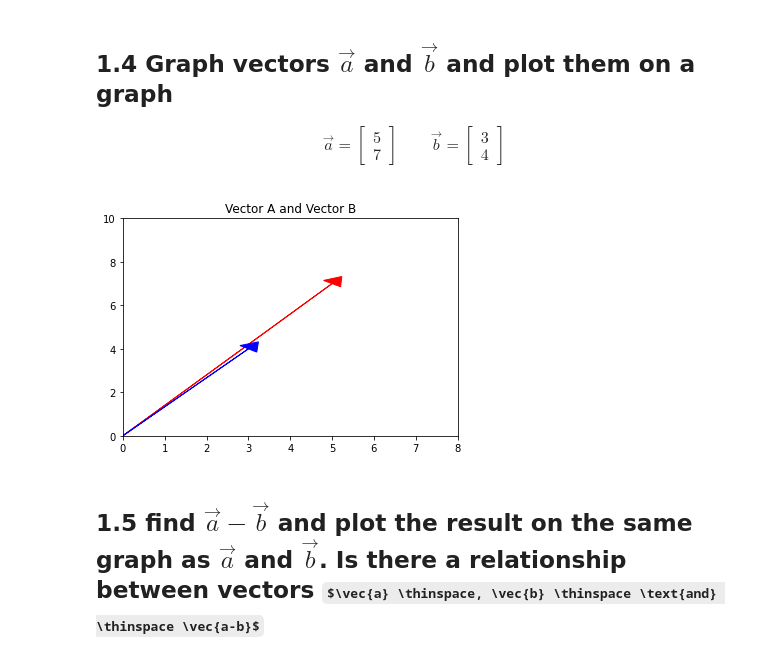
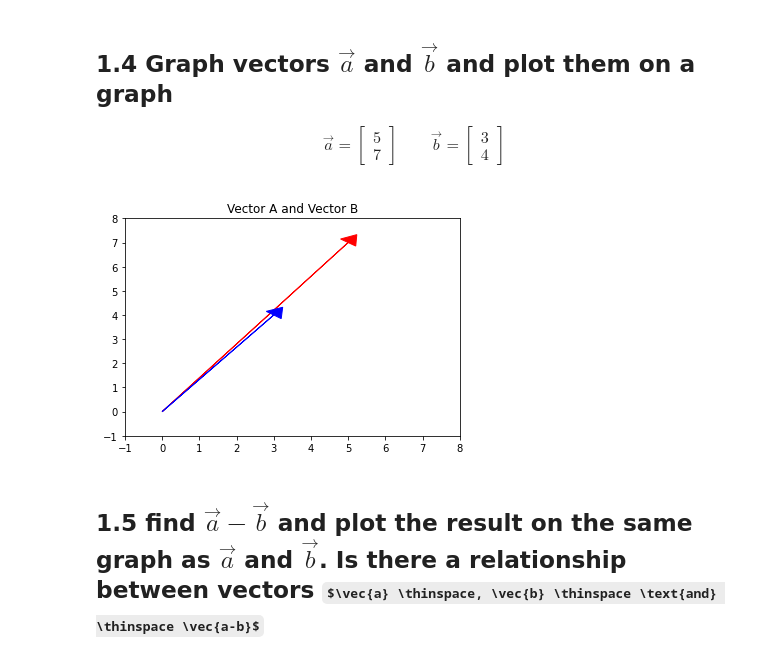
Before and after one commit to yestrella14/DS-Unit-1-Sprint-3-Linear-Algebra, a Jupyter notebook: LS_DS_131_Vectors_and_Matrices_Assignment.ipynb, the cells around one changed output. Cells and saved outputs as stored; diff of their text form; code cells hidden in the pictures; some formulas as TeX source.

```diff
--- a/LS_DS_131_Vectors_and_Matrices_Assignment.ipynb
+++ b/LS_DS_131_Vectors_and_Matrices_Assignment.ipynb
@@ -92,12 +130,12 @@ vector_b = np.array([3,4])
 # %%
 plt.arrow(0,0,vector_a[0], vector_a[1], head_width=0.5, head_length=0.4, color='r')
 plt.arrow(0,0,vector_b[0], vector_b[1], head_width=0.5, head_length=0.4, color='b')
-plt.xlim(0,8)
-plt.ylim(0,10)
+plt.xlim(-1,8)
+plt.ylim(-1,8)
 plt.title('Vector A and Vector B')
 plt.show()
 # %% [output]
-[figure, old version]
+[figure, new version]
 # %% [markdown]
 ## 1.5 find $\vec{a} - \vec{b}$ and plot the result on the same graph as $\vec{a}$ and $\vec{b}$. Is there a relationship between vectors $\vec{a} \thinspace, \vec{b} \thinspace \text{and} \thinspace \vec{a-b}$
 # %%
```
Also changed, not shown: parts of 9 cells of this notebook.
